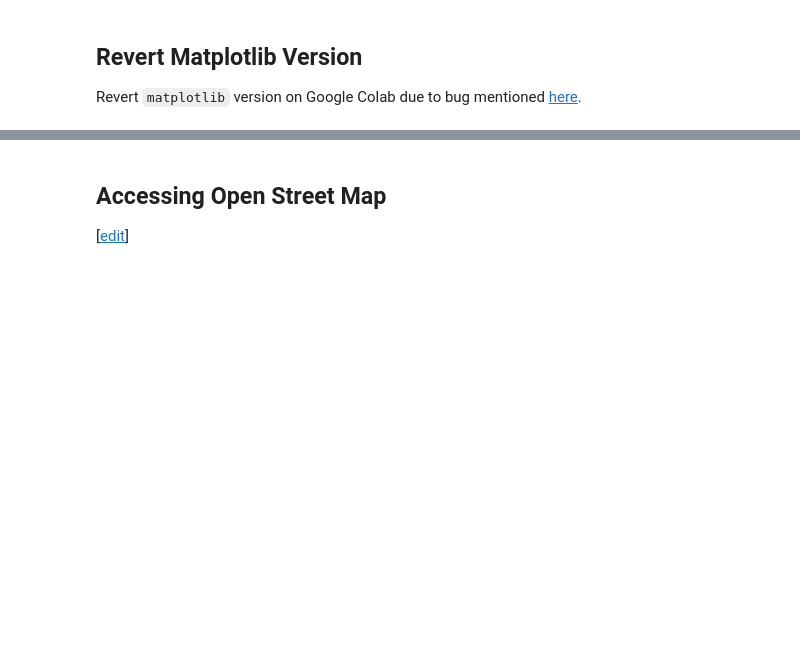
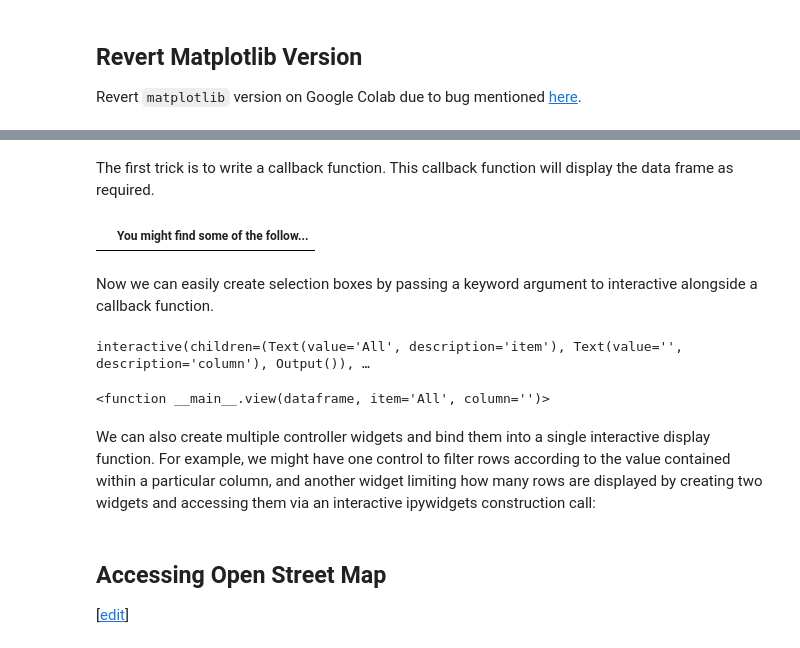
Before and after one commit to mlatcl/advds, a Jupyter notebook: _notebooks/practical-two.ipynb, the cells around one changed output, grey strips where cells are left out. Saved outputs shown, nothing was run; the diff lists cells and outputs as text; code cells hidden in the pictures; blank space fills up the shorter version.

```diff
--- a/_notebooks/practical-two.ipynb
+++ b/_notebooks/practical-two.ipynb
@@ -70,0 +346,7 @@ project which measures roof material as a proxy for poverty levels.
+# %% [markdown]
+The first trick is to write a callback function. This callback function
+will display the data frame as required.
+# %%
+data_interact
+# %% [output]
+|  | You might find some of the follow... |
@@ -70,0 +360,20 @@ project which measures roof material as a proxy for poverty levels.
+# %% [markdown]
+Now we can easily create selection boxes by passing a keyword argument
+to interactive alongside a callback function.
+# %%
+columns = data_interact.columns
+items = ['All']+sorted(data_interact.columns.unique().tolist())
+
+interact(view, dataframe=fixed(data_interact),
+         items=widgets.Select(options=items),
+         columns=widgets.Select(options=columns))
+# %% [output]
+interactive(children=(Text(value='All', description='item'), Text(value='', description='column'), Output()), …
+<function __main__.view(dataframe, item='All', column='')>
+# %% [markdown]
+We can also create multiple controller widgets and bind them into a
+single interactive display function. For example, we might have one
+control to filter rows according to the value contained within a
+particular column, and another widget limiting how many rows are
+displayed by creating two widgets and accessing them via an interactive
+ipywidgets construction call:
```
Also changed, not shown: parts of 156 cells of this notebook.
